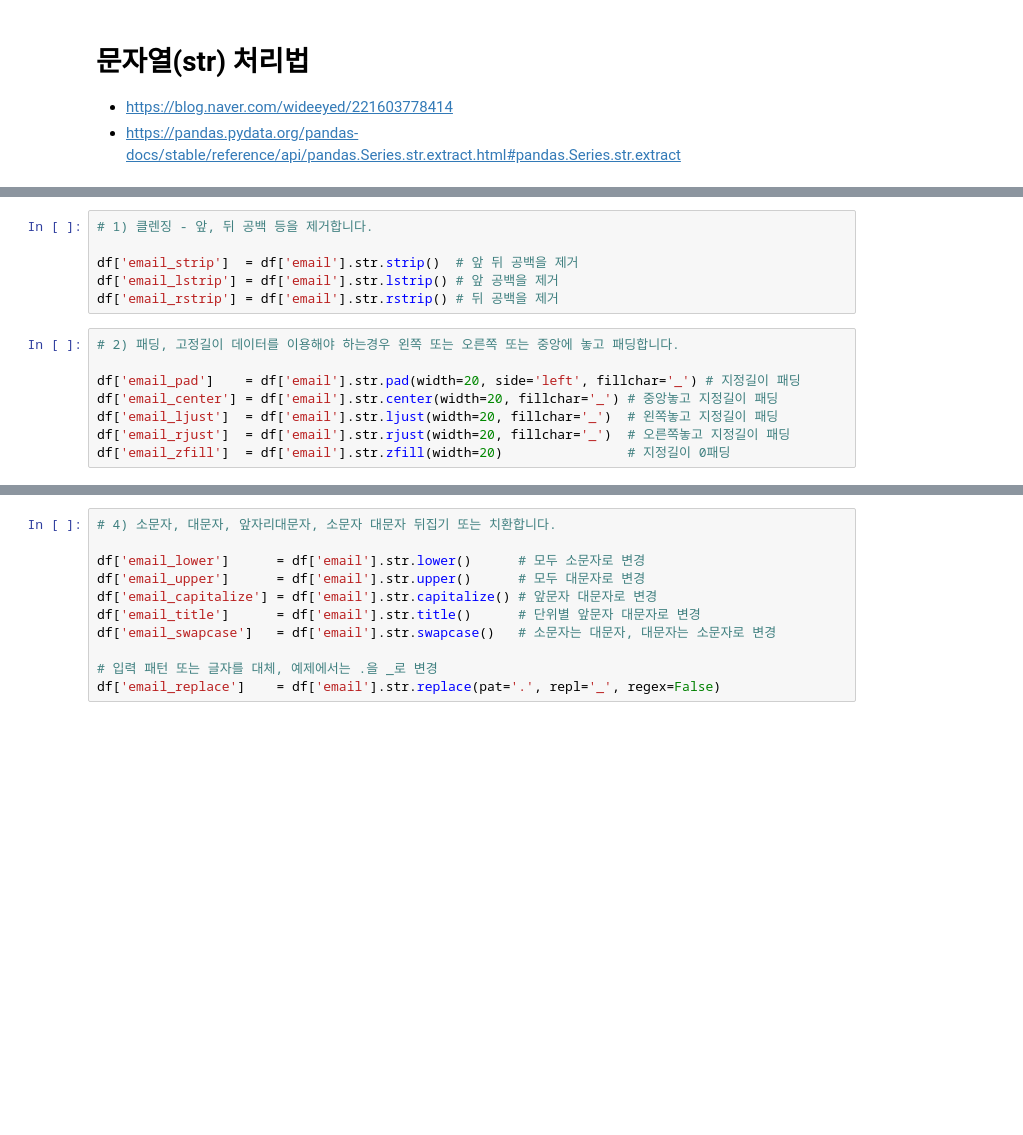
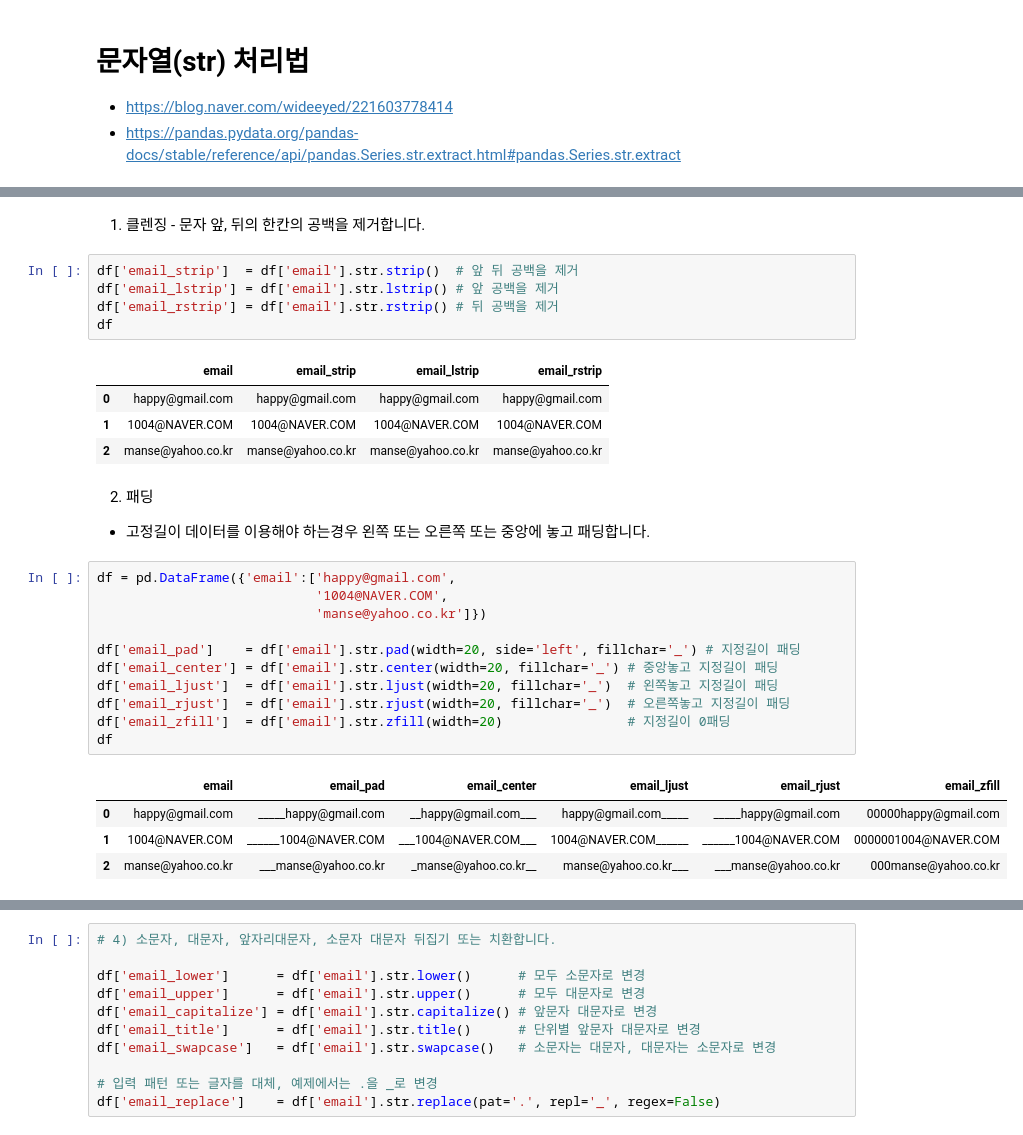
Before and after one commit to Jake0925/Pandas, a Jupyter notebook: Pandas.ipynb, the cells around one changed output, grey strips where cells are left out. Cells and saved outputs as stored; diff of their text form; blank space fills up the shorter version.

```diff
--- a/Pandas.ipynb
+++ b/Pandas.ipynb
@@ -127,14 +141,31 @@ df = pd.DataFrame({'email':['happy@gmail.com', \
+# %% [markdown]
+1) 클렌징 - 문자 앞, 뒤의 한칸의 공백을 제거합니다.
 # %%
-# 1) 클렌징 - 앞, 뒤 공백 등을 제거합니다.
-
 df['email_strip']  = df['email'].str.strip()  # 앞 뒤 공백을 제거
 df['email_lstrip'] = df['email'].str.lstrip() # 앞 공백을 제거
 df['email_rstrip'] = df['email'].str.rstrip() # 뒤 공백을 제거
+df
+# %% [output]
+|  | email | email_strip | email_lstrip | email_rstrip |
+| 0 | happy@gmail.com | happy@gmail.com | happy@gmail.com | happy@gmail.com |
+| 1 | 1004@NAVER.COM | 1004@NAVER.COM | 1004@NAVER.COM | 1004@NAVER.COM |
+| 2 | manse@yahoo.co.kr | manse@yahoo.co.kr | manse@yahoo.co.kr | manse@yahoo.co.kr |
+# %% [markdown]
+2) 패딩
+- 고정길이 데이터를 이용해야 하는경우 왼쪽 또는 오른쪽 또는 중앙에 놓고 패딩합니다.
 # %%
-# 2) 패딩, 고정길이 데이터를 이용해야 하는경우 왼쪽 또는 오른쪽 또는 중앙에 놓고 패딩합니다.
+df = pd.DataFrame({'email':['happy@gmail.com',
+                            '1004@NAVER.COM',
+                            'manse@yahoo.co.kr']})
 
 df['email_pad']    = df['email'].str.pad(width=20, side='left', fillchar='_') # 지정길이 패딩
 df['email_center'] = df['email'].str.center(width=20, fillchar='_') # 중앙놓고 지정길이 패딩
 df['email_ljust']  = df['email'].str.ljust(width=20, fillchar='_')  # 왼쪽놓고 지정길이 패딩
 df['email_rjust']  = df['email'].str.rjust(width=20, fillchar='_')  # 오른쪽놓고 지정길이 패딩
 df['email_zfill']  = df['email'].str.zfill(width=20)                # 지정길이 0패딩
+df
+# %% [output]
+|  | email | email_pad | email_center | email_ljust | email_rjust | email_zfill |
+| 0 | happy@gmail.com | _____happy@gmail.com | __happy@gmail.com___ | happy@gmail.com_____ | _____happy@gmail.com | 00000happy@gmail.com |
+| 1 | 1004@NAVER.COM | ______1004@NAVER.COM | ___1004@NAVER.COM___ | 1004@NAVER.COM______ | ______1004@NAVER.COM | 0000001004@NAVER.COM |
+| 2 | manse@yahoo.co.kr | ___manse@yahoo.co.kr | _manse@yahoo.co.kr__ | manse@yahoo.co.kr___ | ___manse@yahoo.co.kr | 000manse@yahoo.co.kr |
```
Also changed, not shown: parts of 19 cells of this notebook.
